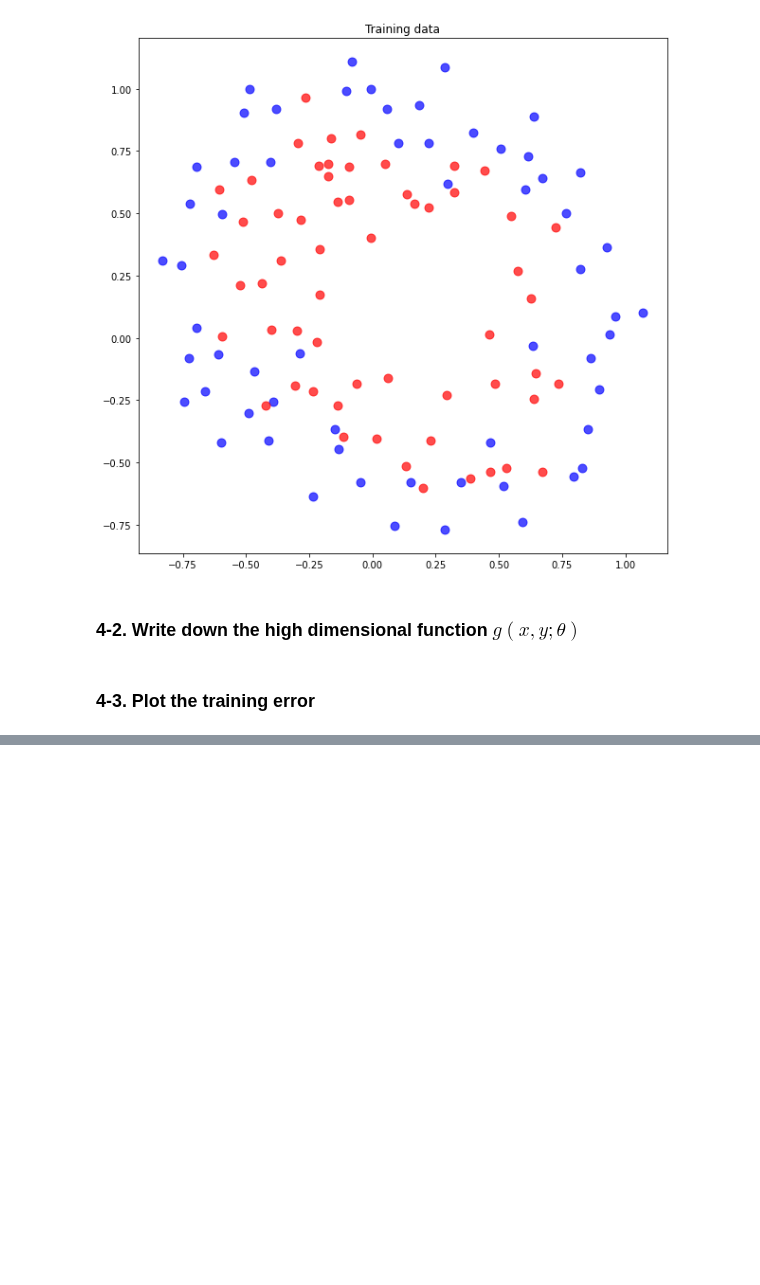
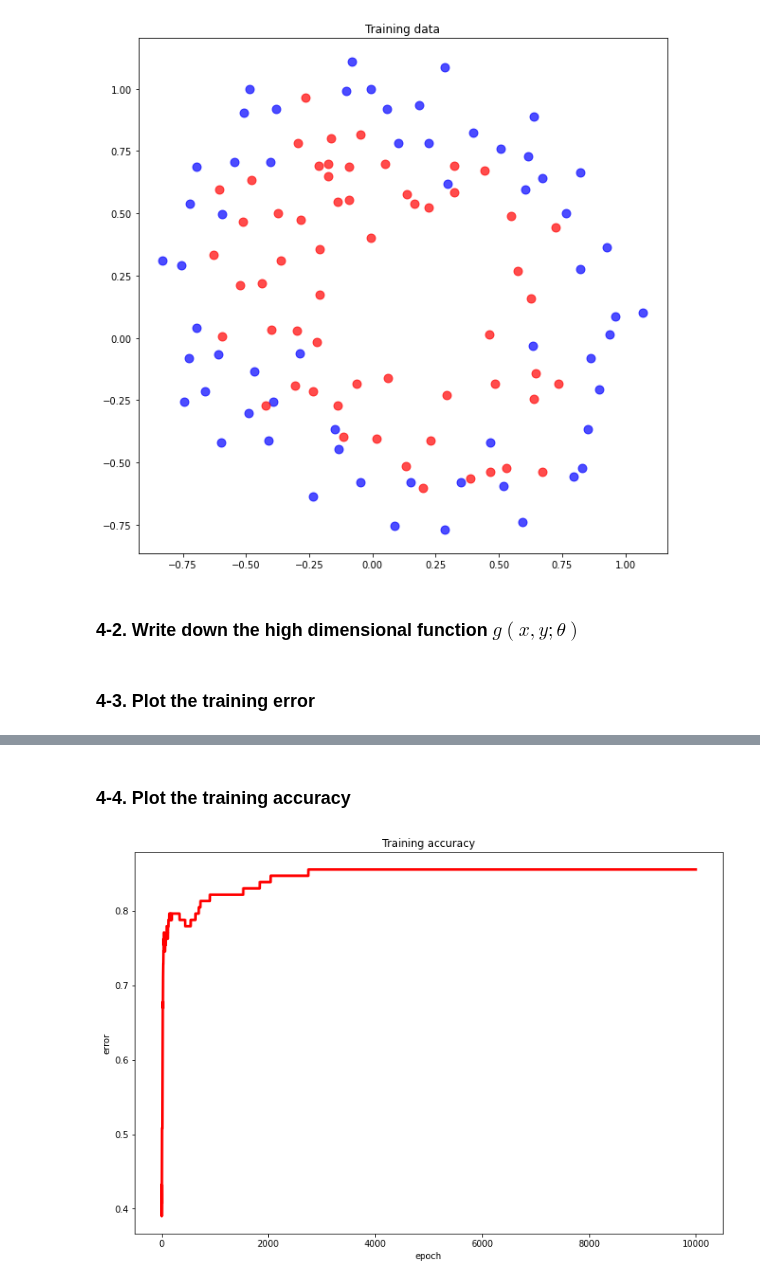
Before and after one commit to ihooni/class-MachineLearning, a Jupyter notebook: 06/assignment-06.ipynb, the cells around one changed output, grey strips where cells are left out. Drawn from its saved outputs; the diff is of its cells as text; code cells hidden in the pictures; blank space fills up the shorter version.

```diff
--- a/06/assignment-06.ipynb
+++ b/06/assignment-06.ipynb
@@ -99,0 +107,11 @@ plt.show()
+# %% [markdown]
+### 4-4. Plot the training accuracy
+# %%
+plt.figure(figsize=(12, 8))
+plt.title('Training accuracy')
+plt.plot(epoch_tick, history['train_acc'], 'r-', linewidth=3)
+plt.xlabel('epoch')
+plt.ylabel('error')
+plt.show()
+# %% [output]
+[figure, added]
```
Also changed, not shown: parts of 3 cells of this notebook.
